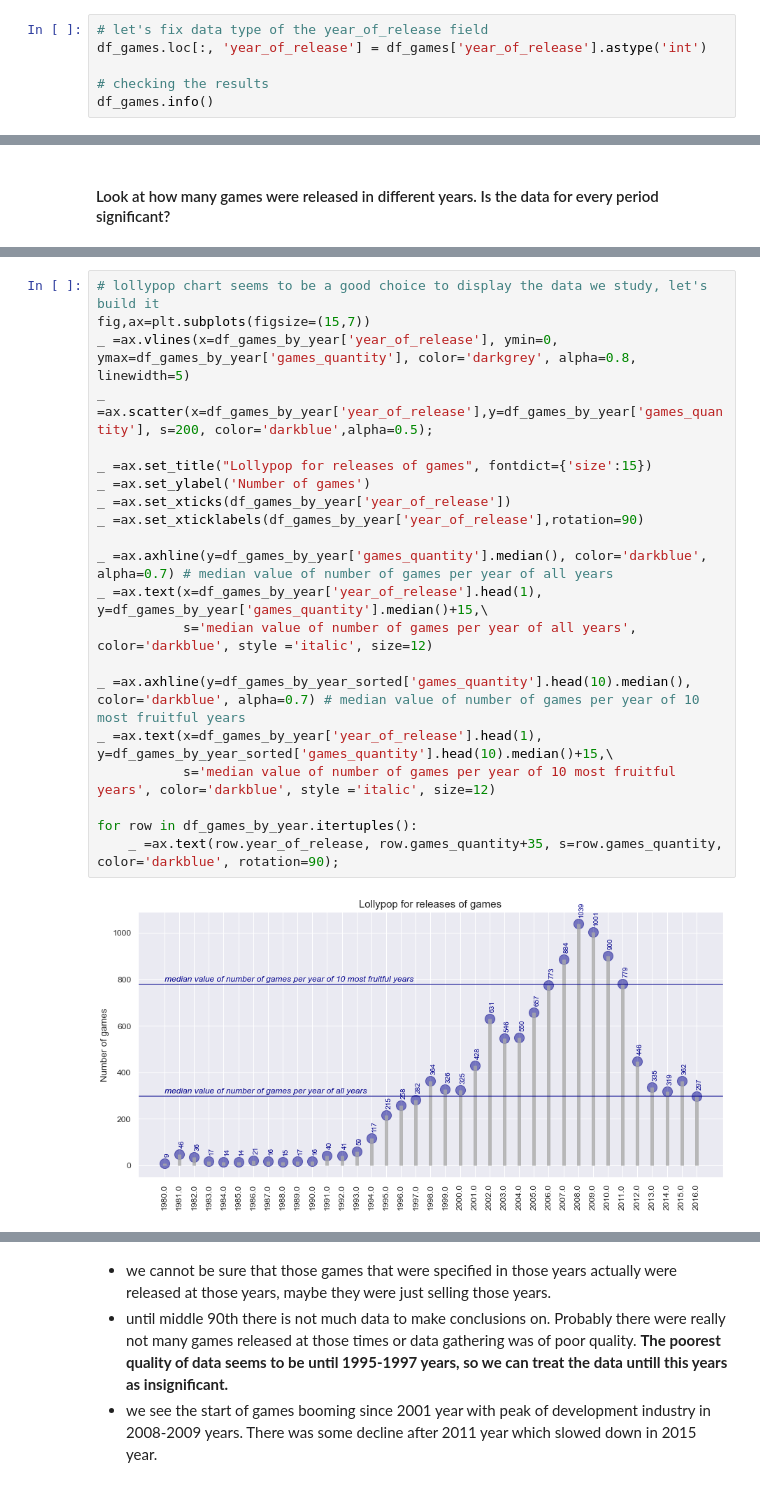
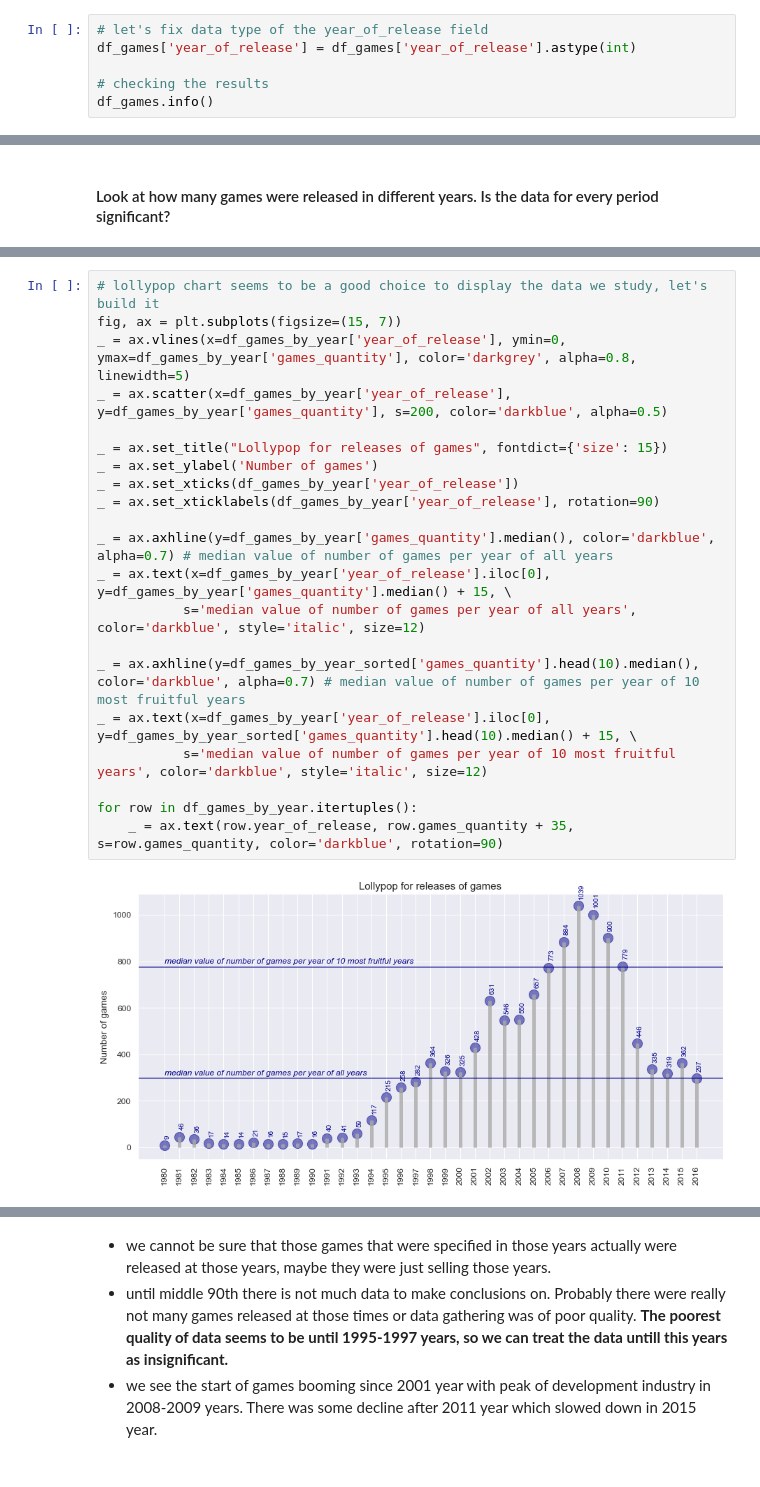
Before and after one commit to Sasha-Fridman/TripleTen-ex.-Practicum-Bootcamp-Projects, a Jupyter notebook: 4. Game Success Factors Analysis/4. Integrated Project 1.ipynb, the cells around one changed output, grey strips where cells are left out. Drawn from its saved outputs; the diff is of its cells as text.

```diff
--- a/4. Game Success Factors Analysis/4. Integrated Project 1.ipynb
+++ b/4. Game Success Factors Analysis/4. Integrated Project 1.ipynb
@@ -404,7 +404,7 @@ dtypes: float64(6), object(5)
 memory usage: 1.5+ MB
 # %%
 # let's fix data type of the year_of_release field
-df_games.loc[:, 'year_of_release'] = df_games['year_of_release'].astype('int')
+df_games['year_of_release'] = df_games['year_of_release'].astype(int)
 
 # checking the results
 df_games.info()
@@ -822,23 +827,23 @@ df_games_by_year_sorted
 # %%
 # lollypop chart seems to be a good choice to display the data we study, let's build it
-fig,ax=plt.subplots(figsize=(15,7))
-_ =ax.vlines(x=df_games_by_year['year_of_release'], ymin=0, ymax=df_games_by_year['games_quantity'], color='darkgrey', alpha=0.8, linewidth=5)
-_ =ax.scatter(x=df_games_by_year['year_of_release'],y=df_games_by_year['games_quantity'], s=200, color='darkblue',alpha=0.5);
+fig, ax = plt.subplots(figsize=(15, 7))
+_ = ax.vlines(x=df_games_by_year['year_of_release'], ymin=0, ymax=df_games_by_year['games_quantity'], color='darkgrey', alpha=0.8, linewidth=5)
+_ = ax.scatter(x=df_games_by_year['year_of_release'], y=df_games_by_year['games_quantity'], s=200, color='darkblue', alpha=0.5)
 
-_ =ax.set_title("Lollypop for releases of games", fontdict={'size':15})
-_ =ax.set_ylabel('Number of games')
-_ =ax.set_xticks(df_games_by_year['year_of_release'])
-_ =ax.set_xticklabels(df_games_by_year['year_of_release'],rotation=90)
+_ = ax.set_title("Lollypop for releases of games", fontdict={'size': 15})
+_ = ax.set_ylabel('Number of games')
+_ = ax.set_xticks(df_games_by_year['year_of_release'])
+_ = ax.set_xticklabels(df_games_by_year['year_of_release'], rotation=90)
 
-_ =ax.axhline(y=df_games_by_year['games_quantity'].median(), color='darkblue', alpha=0.7) # median value of number of games per year of all years
-_ =ax.text(x=df_games_by_year['year_of_release'].head(1), y=df_games_by_year['games_quantity'].median()+15,\
-           s='median value of number of games per year of all years', color='darkblue', style ='italic', size=12)
+_ = ax.axhline(y=df_games_by_year['games_quantity'].median(), color='darkblue', alpha=0.7) # median value of number of games per year of all years
+_ = ax.text(x=df_games_by_year['year_of_release'].iloc[0], y=df_games_by_year['games_quantity'].median() + 15, \
+           s='median value of number of games per year of all years', color='darkblue', style='italic', size=12)
 
-_ =ax.axhline(y=df_games_by_year_sorted['games_quantity'].head(10).median(), color='darkblue', alpha=0.7) # median value of number of games per year of 10 most fruitful years
-_ =ax.text(x=df_games_by_year['year_of_release'].head(1), y=df_games_by_year_sorted['games_quantity'].head(10).median()+15,\
-           s='median value of number of games per year of 10 most fruitful years', color='darkblue', style ='italic', size=12)
+_ = ax.axhline(y=df_games_by_year_sorted['games_quantity'].head(10).median(), color='darkblue', alpha=0.7) # median value of number of games per year of 10 most fruitful years
+_ = ax.text(x=df_games_by_year['year_of_release'].iloc[0], y=df_games_by_year_sorted['games_quantity'].head(10).median() + 15, \
+           s='median value of number of games per year of 10 most fruitful years', color='darkblue', style='italic', size=12)
 
 for row in df_games_by_year.itertuples():
-    _ =ax.text(row.year_of_release, row.games_quantity+35, s=row.games_quantity, color='darkblue', rotation=90);
+    _ = ax.text(row.year_of_release, row.games_quantity + 35, s=row.games_quantity, color='darkblue', rotation=90)
 # %% [output]
-[figure, old version]
+[figure, new version]
```
Also changed, not shown: parts of 27 cells of this notebook.
